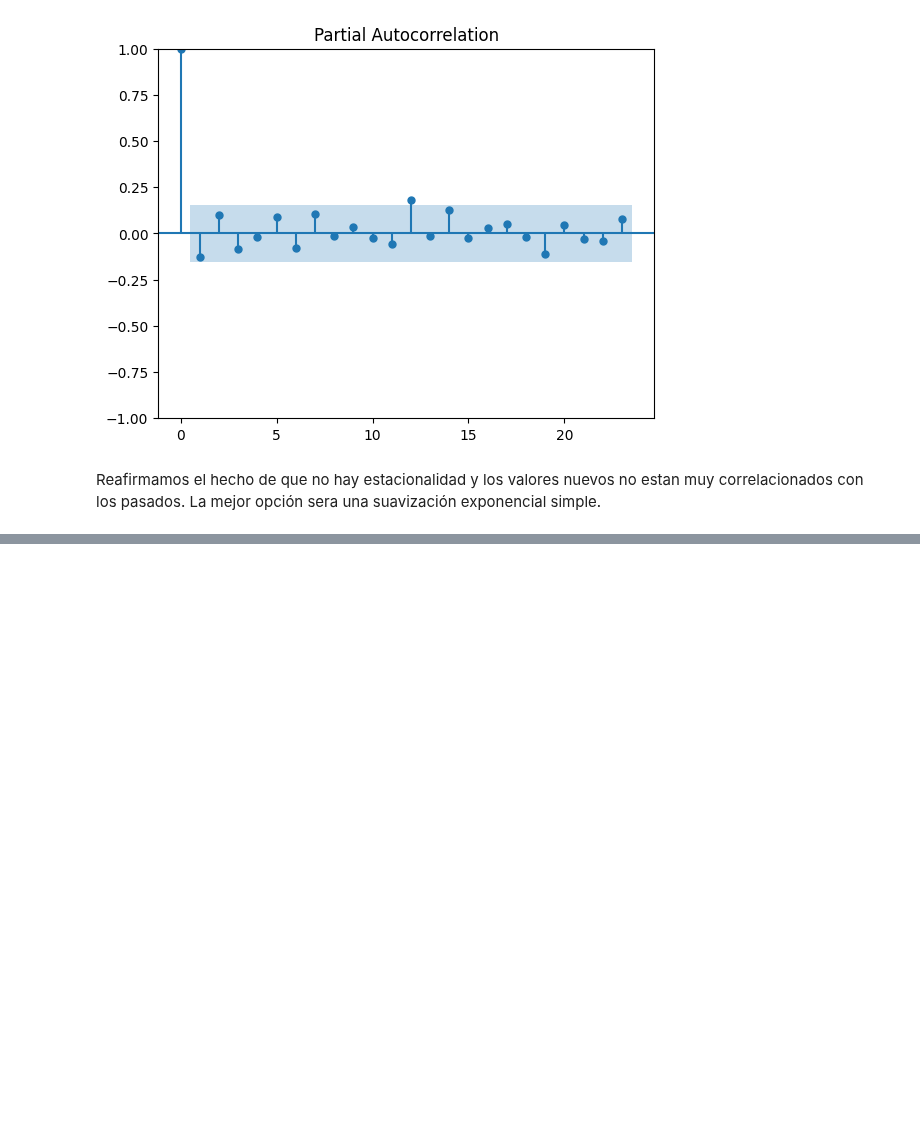
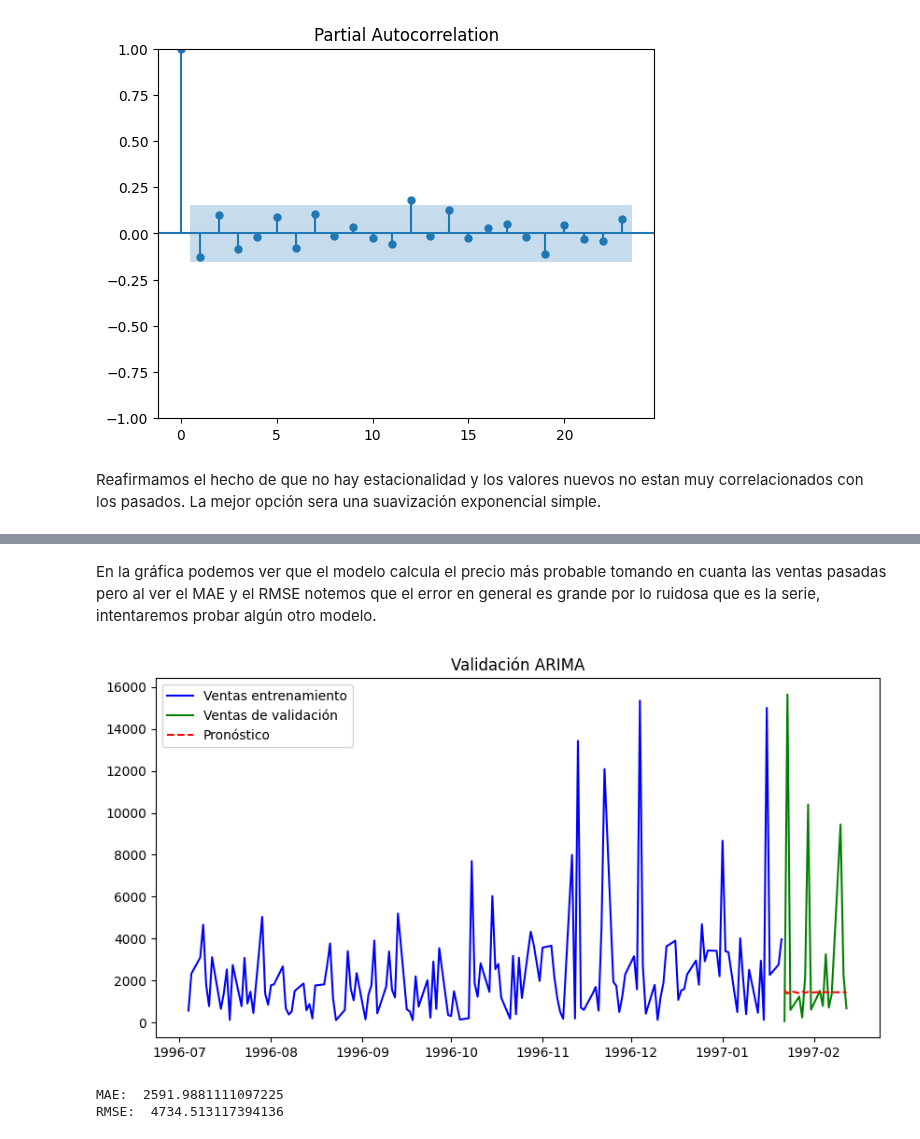
Before and after one commit to arieldatascientist/Northwind_end-to-end-ventas-forecasting-and-segmentation, a Jupyter notebook: notebooks/Forecasting_ventas_Northwind.ipynb, the cells around one changed output, grey strips where cells are left out. Drawn from its saved outputs; the diff is of its cells as text; code cells hidden in the pictures; blank space fills up the shorter version.

Commit message:
Se agregó un modelo ARIMA y se provó despues de usar Winsor

```diff
--- a/notebooks/Forecasting_ventas_Northwind.ipynb
+++ b/notebooks/Forecasting_ventas_Northwind.ipynb
@@ -80,0 +103,26 @@ RMSE 4605.37785009369
+# %% [markdown]
+En la gráfica podemos ver que el modelo calcula el precio más probable tomando en cuanta las ventas pasadas pero al ver el MAE y el RMSE notemos que el error en general es grande por lo ruidosa que es la serie, intentaremos probar algún otro modelo.
+# %%
+#ARIMA
+
+warnings.filterwarnings('ignore')
+
+modelo_arima = ARIMA(train, order=(1, 0, 1)).fit()
+
+pronostico_arima_log = modelo_arima.forecast(len(test))
+pronostico_arima_real = np.exp(pronostico_arima_log)
+
+plt.figure(figsize=(10, 5))
+plt.plot(train_real, color='blue', label="Ventas entrenamiento")
+plt.plot(test_real, color='green', label="Ventas de validación")
+plt.plot(pronostico_arima_real, color='red', label='Pronóstico', linestyle='--')
+plt.title("Validación ARIMA")
+plt.legend()
+plt.show()
+
+print("MAE: ", mean_absolute_error(pronostico_arima_real, test_real))
+print("RMSE: ", np.sqrt(mean_squared_error(pronostico_arima_real, test_real)))
+# %% [output]
+[figure, added]
+MAE:  2591.9881111097225
+RMSE:  4734.513117394136
```
Also changed, not shown: parts of 9 cells of this notebook.
